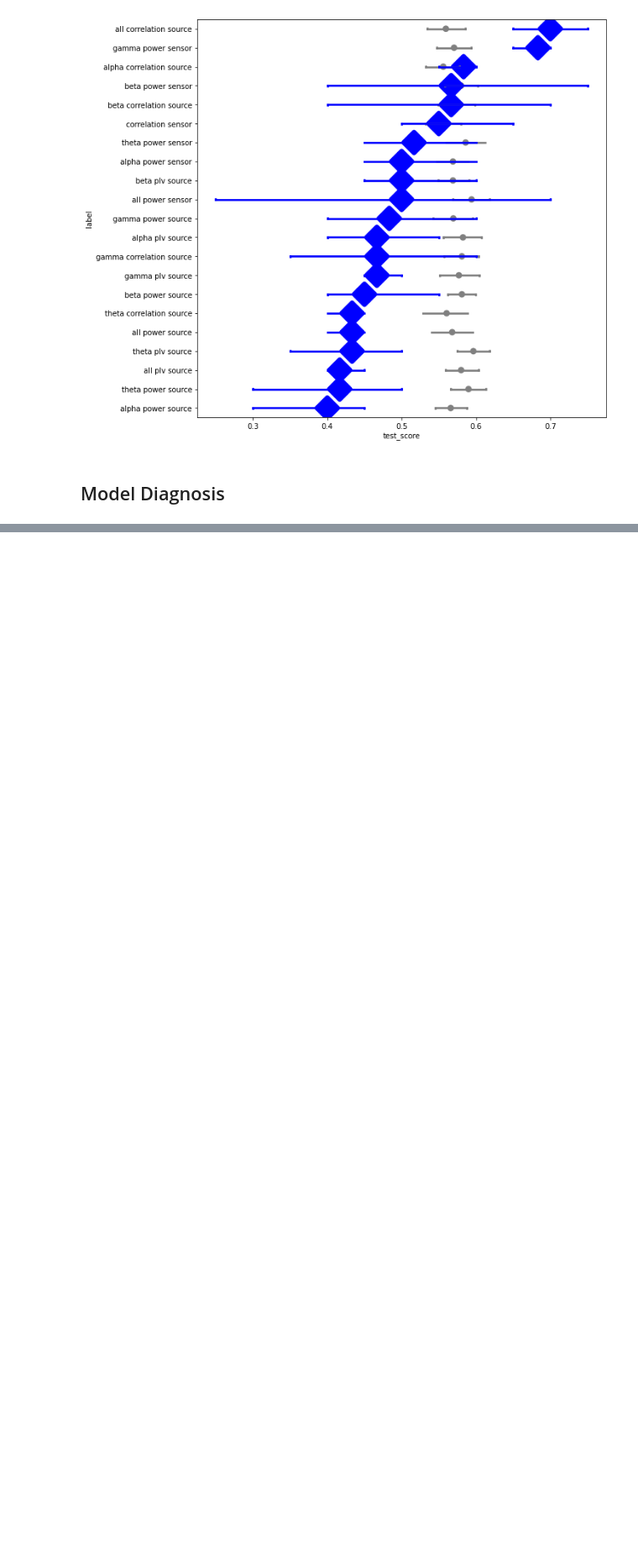
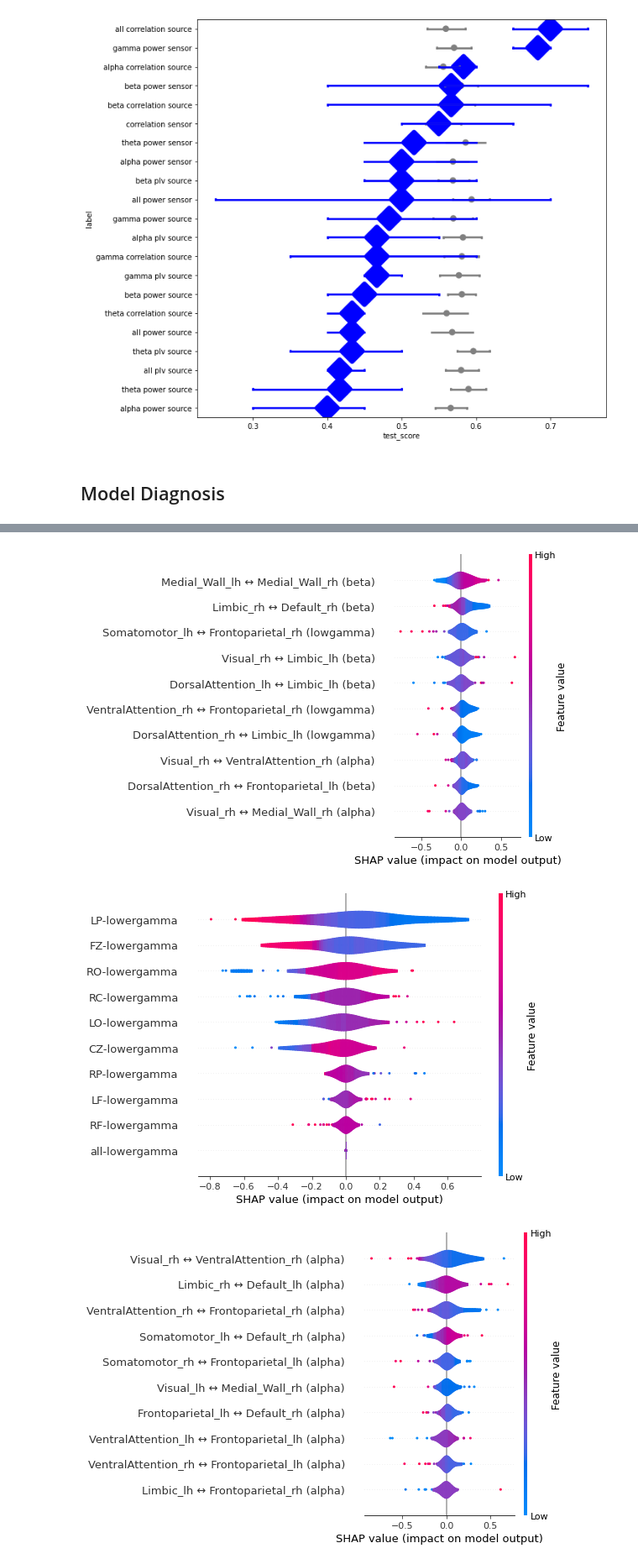
Before and after one commit to sycomix/SuggNet, a Jupyter notebook: notebooks/1 Classification.ipynb, the cells around one changed output, grey strips where cells are left out. Shown at 84% size. Cells and saved outputs as stored; diff of their text form; code cells hidden in the pictures; blank space fills up the shorter version.

```diff
--- a/notebooks/1 Classification.ipynb
+++ b/notebooks/1 Classification.ipynb
@@ -199,0 +236,8 @@ plt.show()
+# %%
+for model_name in shap_values.keys():
+
+    shap.summary_plot(shap_values[model_name], max_display=10, plot_type='violin')
+# %% [output]
+[figure, added]
+[figure, added]
+[figure, added]
```
Also changed, not shown: parts of 4 cells of this notebook.
